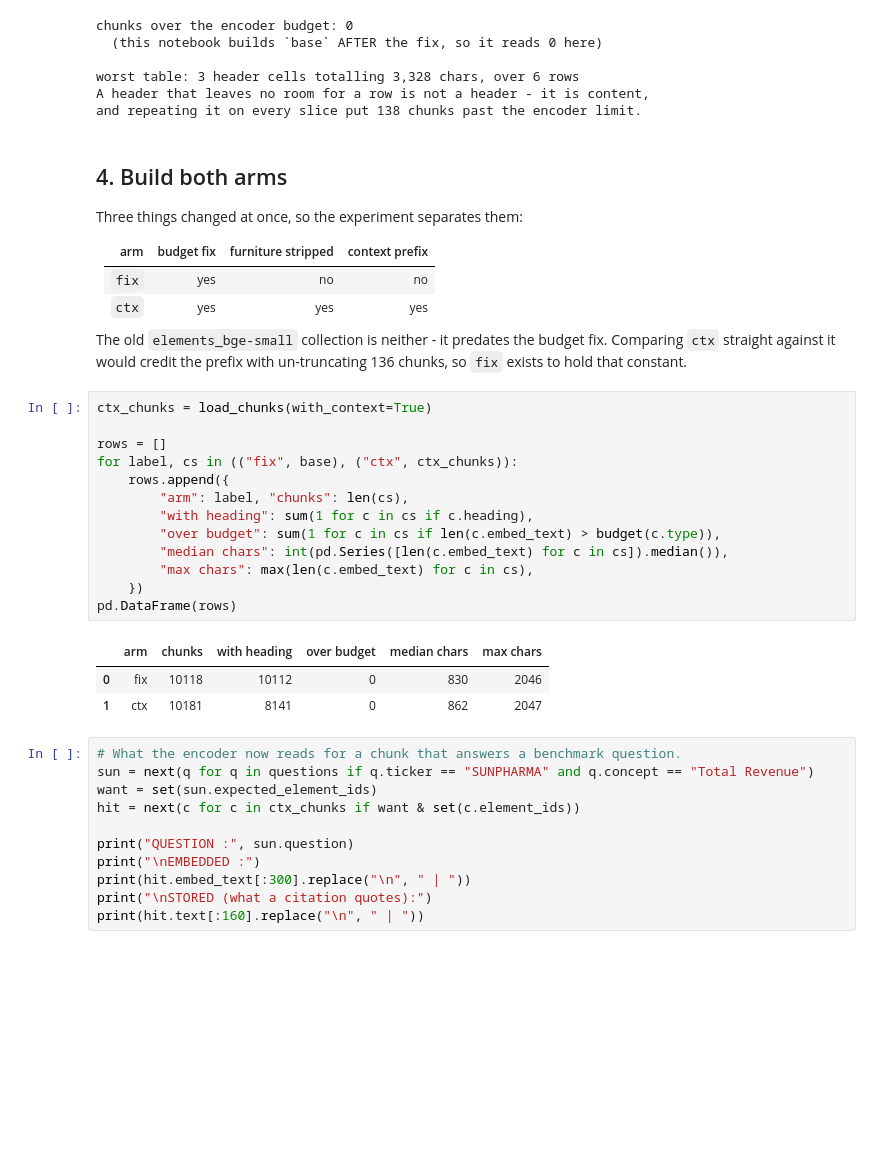
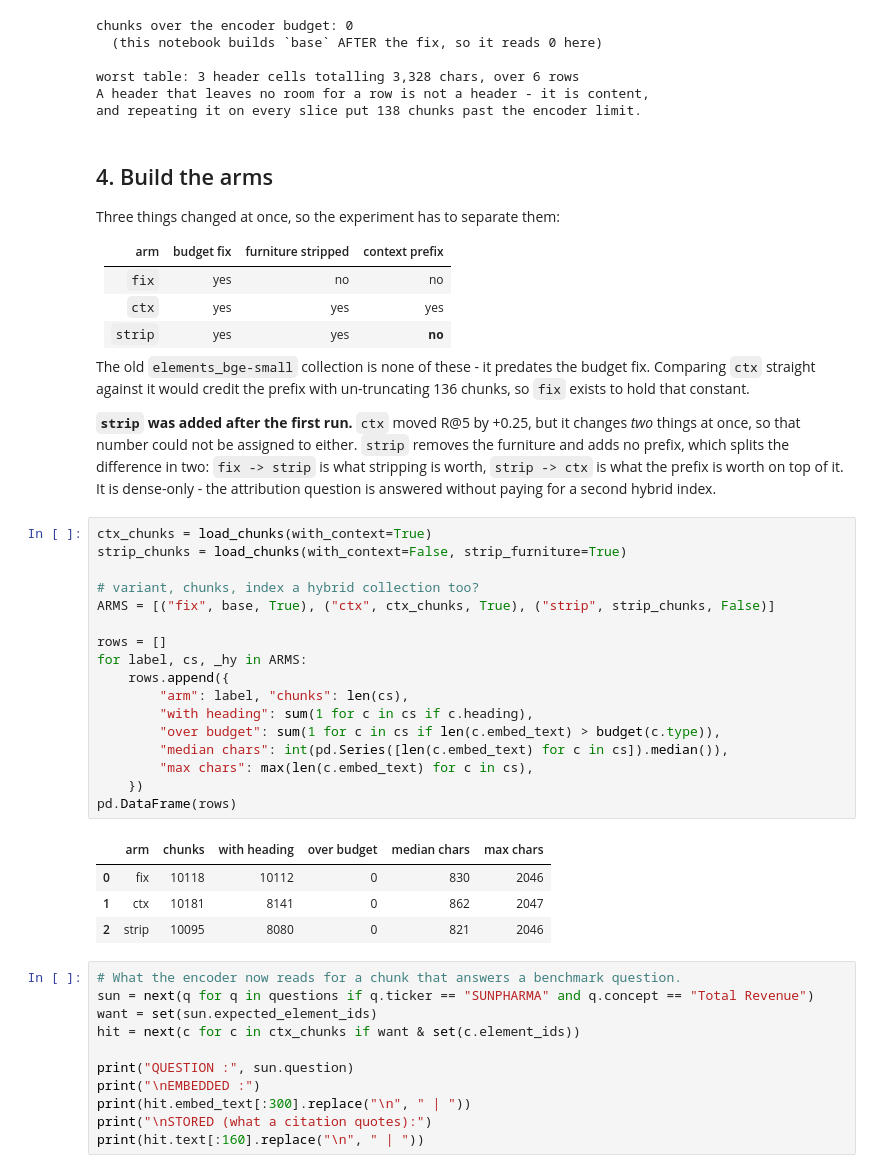
Before and after one commit to PreeyasTumulu/MULTIMODAL_AGENTIC_RAG, a Jupyter notebook: notebooks/14_contextual_chunks.ipynb, the cells around one changed output. Drawn from its saved outputs; the diff is of its cells as text; blank space fills up the shorter version.

Commit message:
The top-5 evidence that pointed at stripping identified a real phenomenon and misattributed the cause only the third arm separated them.

```diff
--- a/notebooks/14_contextual_chunks.ipynb
+++ b/notebooks/14_contextual_chunks.ipynb
@@ -225,35 +225,48 @@ worst table: 3 header cells totalling 3,328 chars, over 6 rows
 A header that leaves no room for a row is not a header - it is content,
 and repeating it on every slice put 138 chunks past the encoder limit.
 # %% [markdown]
-## 4. Build both arms
+## 4. Build the arms
 
-Three things changed at once, so the experiment separates them:
+Three things changed at once, so the experiment has to separate them:
 
 | arm | budget fix | furniture stripped | context prefix |
 |---|---|---|---|
 | `fix` | yes | no | no |
 | `ctx` | yes | yes | yes |
+| `strip` | yes | yes | **no** |
 
-The old `elements_bge-small` collection is neither - it predates the budget fix.
-Comparing `ctx` straight against it would credit the prefix with un-truncating
-136 chunks, so `fix` exists to hold that constant.
+The old `elements_bge-small` collection is none of these - it predates the budget
+fix. Comparing `ctx` straight against it would credit the prefix with
+un-truncating 136 chunks, so `fix` exists to hold that constant.
+
+**`strip` was added after the first run.** `ctx` moved R@5 by +0.25, but it
+changes *two* things at once, so that number could not be assigned to either.
+`strip` removes the furniture and adds no prefix, which splits the difference in
+two: `fix -> strip` is what stripping is worth, `strip -> ctx` is what the prefix
+is worth on top of it. It is dense-only - the attribution question is answered
+without paying for a second hybrid index.
 # %%
 ctx_chunks = load_chunks(with_context=True)
+strip_chunks = load_chunks(with_context=False, strip_furniture=True)
+
+# variant, chunks, index a hybrid collection too?
+ARMS = [("fix", base, True), ("ctx", ctx_chunks, True), ("strip", strip_chunks, False)]
 
 rows = []
-for label, cs in (("fix", base), ("ctx", ctx_chunks)):
+for label, cs, _hy in ARMS:
     rows.append({
         "arm": label, "chunks": len(cs),
         "with heading": sum(1 for c in cs if c.heading),
         "over budget": sum(1 for c in cs if len(c.embed_text) > budget(c.type)),
         "median chars": int(pd.Series([len(c.embed_text) for c in cs]).median()),
         "max chars": max(len(c.embed_text) for c in cs),
     })
 pd.DataFrame(rows)
 # %% [output]
 |  | arm | chunks | with heading | over budget | median chars | max chars |
 | 0 | fix | 10118 | 10112 | 0 | 830 | 2046 |
 | 1 | ctx | 10181 | 8141 | 0 | 862 | 2047 |
+| 2 | strip | 10095 | 8080 | 0 | 821 | 2046 |
 # %%
 # What the encoder now reads for a chunk that answers a benchmark question.
 sun = next(q for q in questions if q.ticker == "SUNPHARMA" and q.concept == "Total Revenue")
```
Also changed, not shown: parts of 5 cells of this notebook, 5 other files.
